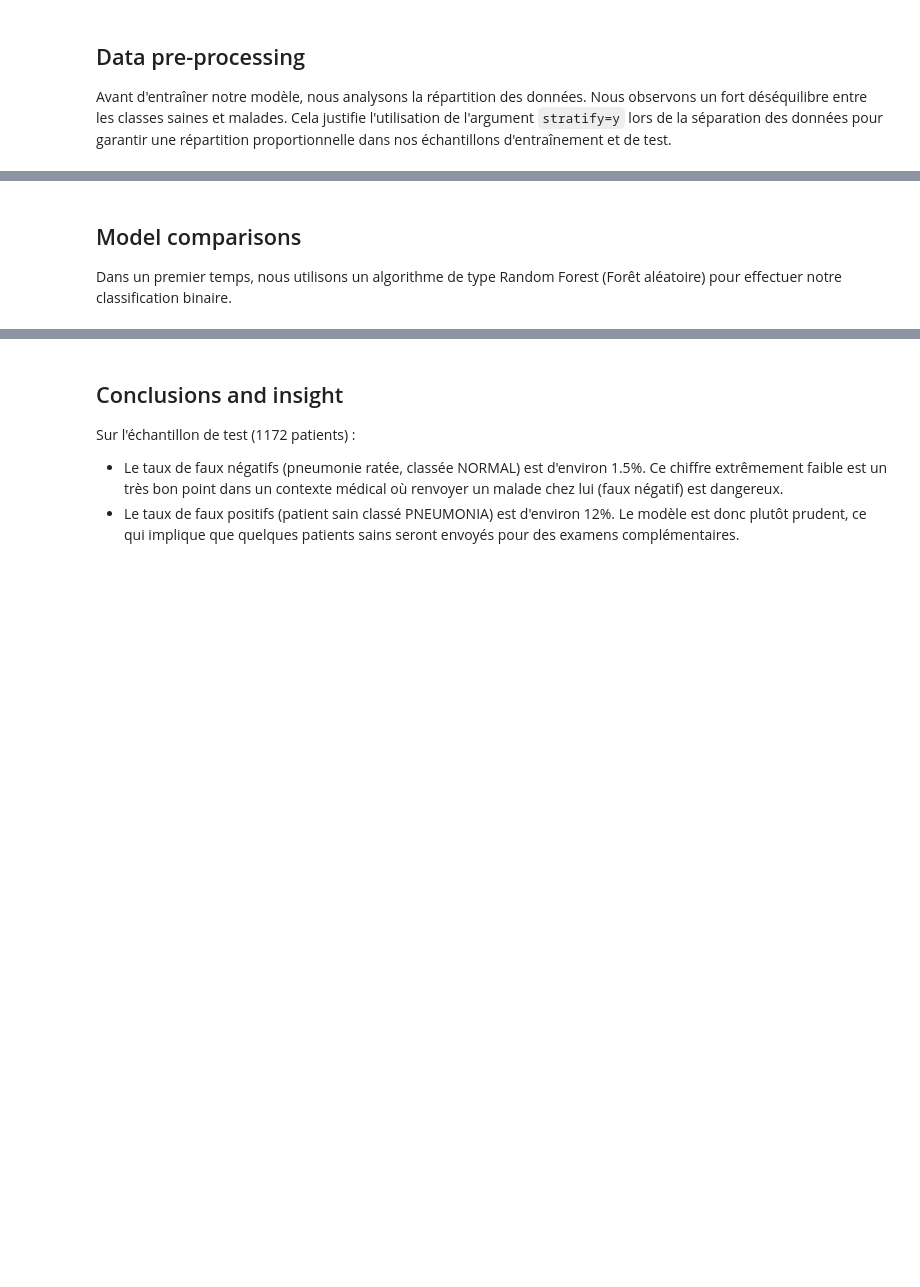
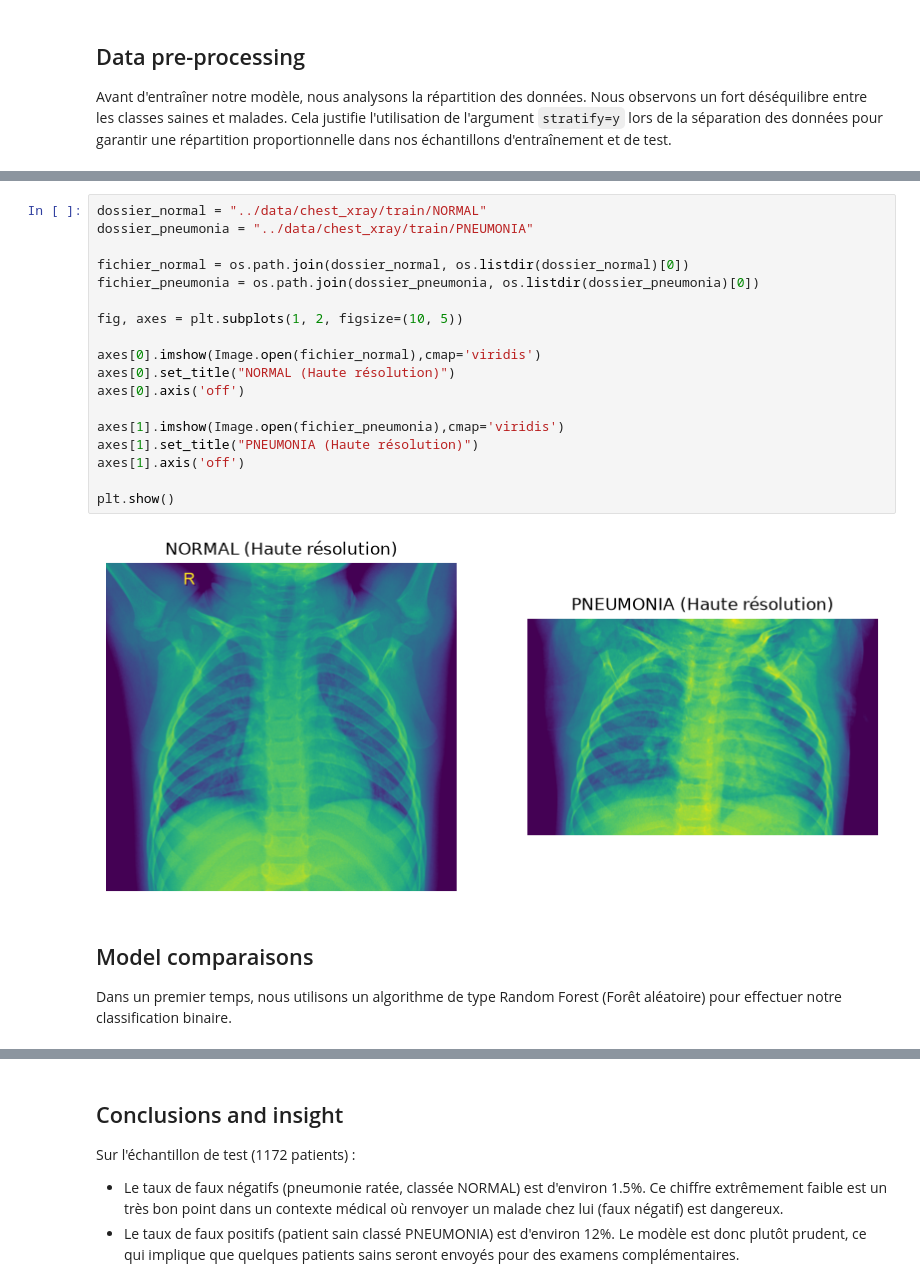
Before and after one commit to klasken/Cvrie, a Jupyter notebook: notebooks/supervise_analysis.ipynb, the cells around one changed output, grey strips where cells are left out. Cells and saved outputs as stored; diff of their text form; blank space fills up the shorter version.

```diff
--- a/notebooks/supervise_analysis.ipynb
+++ b/notebooks/supervise_analysis.ipynb
@@ -67,5 +72,25 @@ plt.show()
+# %%
+dossier_normal = "../data/chest_xray/train/NORMAL"
+dossier_pneumonia = "../data/chest_xray/train/PNEUMONIA"
+
+fichier_normal = os.path.join(dossier_normal, os.listdir(dossier_normal)[0])
+fichier_pneumonia = os.path.join(dossier_pneumonia, os.listdir(dossier_pneumonia)[0])
+
+fig, axes = plt.subplots(1, 2, figsize=(10, 5))
+
+axes[0].imshow(Image.open(fichier_normal),cmap='viridis')
+axes[0].set_title("NORMAL (Haute résolution)")
+axes[0].axis('off')
+
+axes[1].imshow(Image.open(fichier_pneumonia),cmap='viridis')
+axes[1].set_title("PNEUMONIA (Haute résolution)")
+axes[1].axis('off')
+
+plt.show()
+# %% [output]
+[figure, added]
 # %% [markdown]
-## Model comparisons
+## Model comparaisons
 Dans un premier temps, nous utilisons un algorithme de type Random Forest (Forêt aléatoire) pour effectuer notre classification binaire.
 # %%
 X_train, X_test, y_train, y_test = train_test_split(
```
Also changed, not shown: parts of 10 cells of this notebook, 1 other file.
